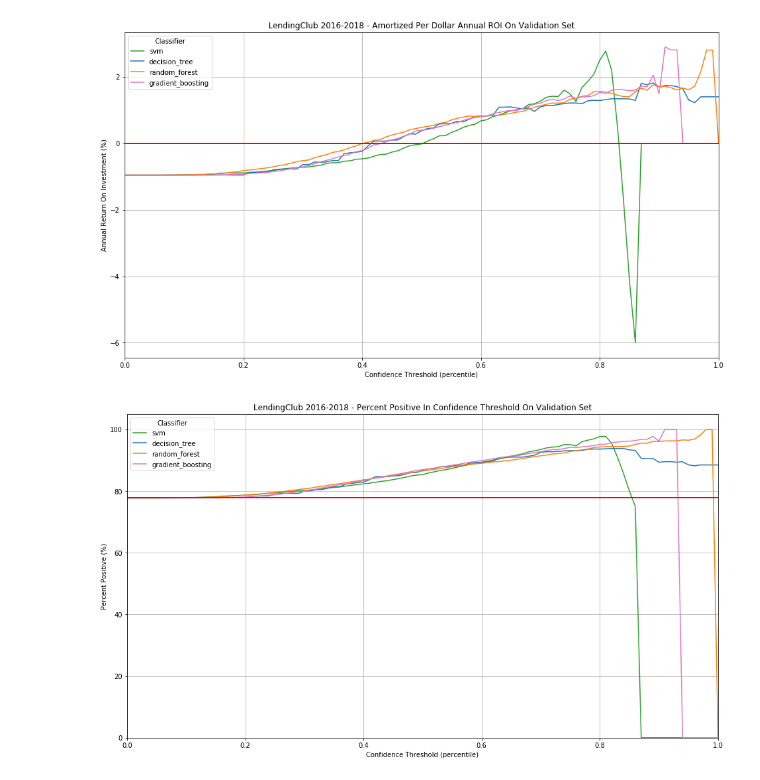
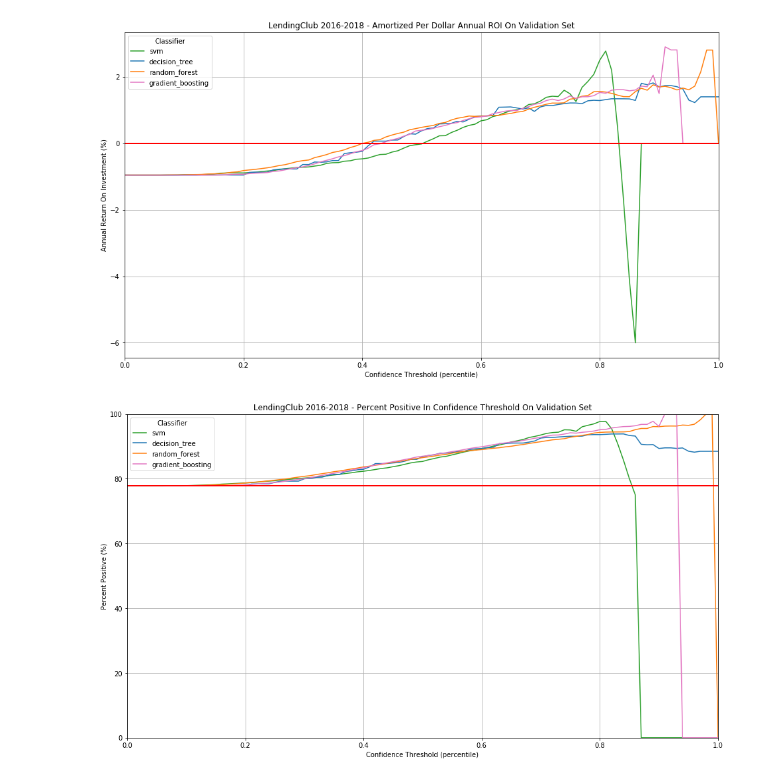
Before and after one commit to juszhan/LendingClub-Profitability, a Jupyter notebook: lendingclub_loan_prediction.ipynb, the cells around one changed output. Saved outputs shown, nothing was run; the diff lists cells and outputs as text; code cells hidden in the pictures.

```diff
--- a/lendingclub_loan_prediction.ipynb
+++ b/lendingclub_loan_prediction.ipynb
@@ -745,29 +745,29 @@ plt.show()
 # %%
 # Line plot of relative alpha on validation set
 plt.figure(figsize=(16,9))
 
 colors = {
     "svm"               : "#2ca02c",
     "decision_tree"     : "#1f77b4",
     "random_forest"     : "#ff7f0e",
     "gradient_boosting" : "#e377c2",
 }
 
 for classifier_profitability in classifier_profitability_list:
     plt.plot(x, classifier_profitability.invested_pos_percent, label=classifier_profitability.type, color=colors[classifier_profitability.type])
 
 plt.axhline(len(df_val_pos) / len(df_res) * 100 , color='red', linewidth=2)
 plt.xlim(left=0, right=1)
-plt.ylim(bottom=0)
+plt.ylim(bottom=0, top=100)
 plt.grid(True)
 plt.xlabel("Confidence Threshold (percentile)")
 plt.ylabel("Percent Positive (%)")
 plt.legend(title="Classifier")
 plt.title("LendingClub 2016-2018 - Percent Positive In Confidence Threshold On Validation Set")
 plt.savefig("res/Prediction/LendingClub 2016-2018 - Percent Positive In Confidence Threshold On Validation Set.png", bbox_inches='tight')
 plt.show()
 # %% [output]
-[figure, old version]
+[figure, new version]
 # %%
 # classifier = "svm"
 # df_res_filtered = df_res[df_res[classifier + "_is_pos"] >= .85]
```
Also changed, not shown: 2 other files.
